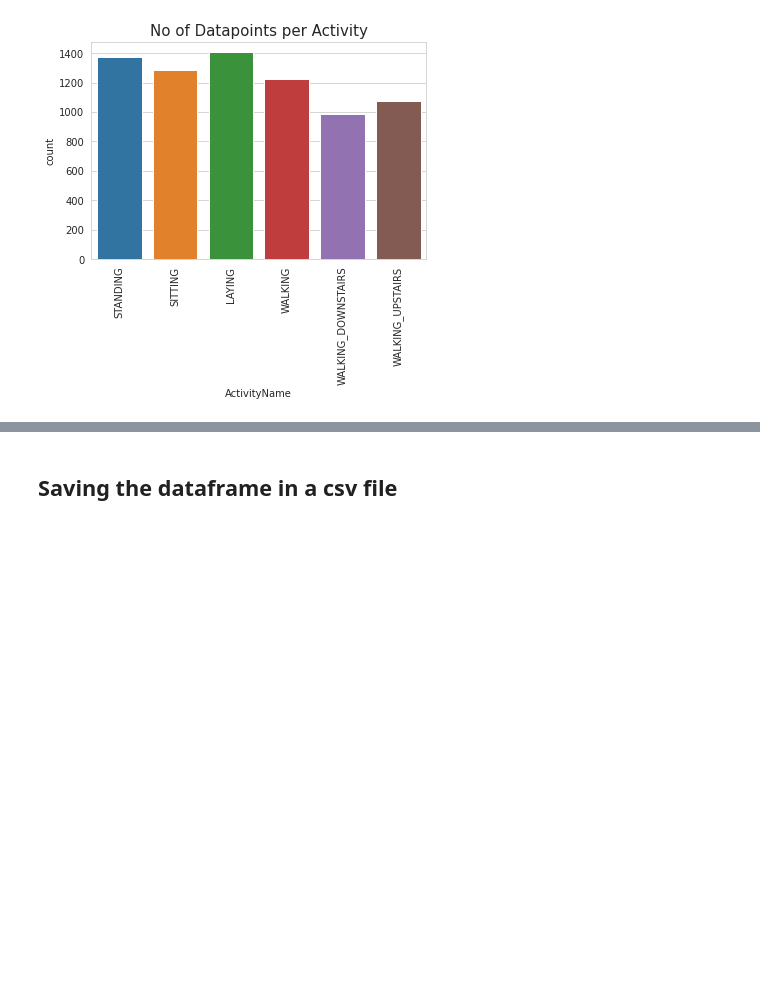
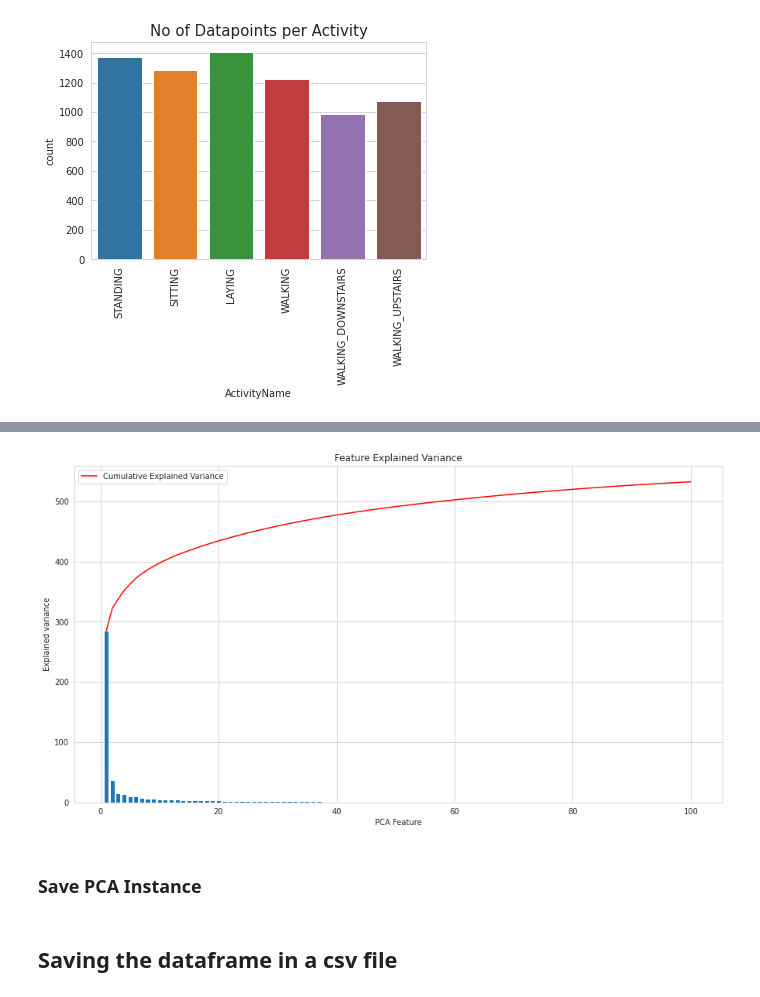
Before and after one commit to Aniket-tempest/HAR-EmployeeIdentification, a Jupyter notebook: HAR_DataPrep.ipynb, the cells around one changed output, grey strips where cells are left out. Cells and saved outputs as stored; diff of their text form; code cells hidden in the pictures; blank space fills up the shorter version.

```diff
--- a/HAR_DataPrep.ipynb
+++ b/HAR_DataPrep.ipynb
@@ -111,0 +112,4 @@ We have 0 NaN/Null values in test
+# %%
+train = pd.read_csv('train.csv')
+test = pd.read_csv('test.csv')
+print(train.shape, test.shape)
@@ -152,0 +242,27 @@ Index(['tBodyAccmeanX', 'tBodyAccmeanY', 'tBodyAccmeanZ', 'tBodyAccstdX',
+# %%
+scaler = StandardScaler()
+X_train_scaled = scaler.fit_transform(X_train)
+pca = PCA(n_components = 100)
+X_pca = pca.fit_transform(X_train_scaled)
+
+plt.figure(figsize=(15, 8))
+plt.bar(
+    range(1, len(pca.explained_variance_)+1),
+    pca.explained_variance_
+)
+plt.plot(
+    range(1,len(pca.explained_variance_ )+1),
+    np.cumsum(pca.explained_variance_),
+    c='red',
+    label='Cumulative Explained Variance'
+)
+plt.legend(loc='upper left')
+
+plt.xlabel('PCA Feature')
+plt.ylabel('Explained variance')
+plt.title('Feature Explained Variance')
+plt.show()
+# %% [output]
+[figure, added]
+# %% [markdown]
+### Save PCA Instance
```
Also changed, not shown: parts of 31 cells of this notebook.
